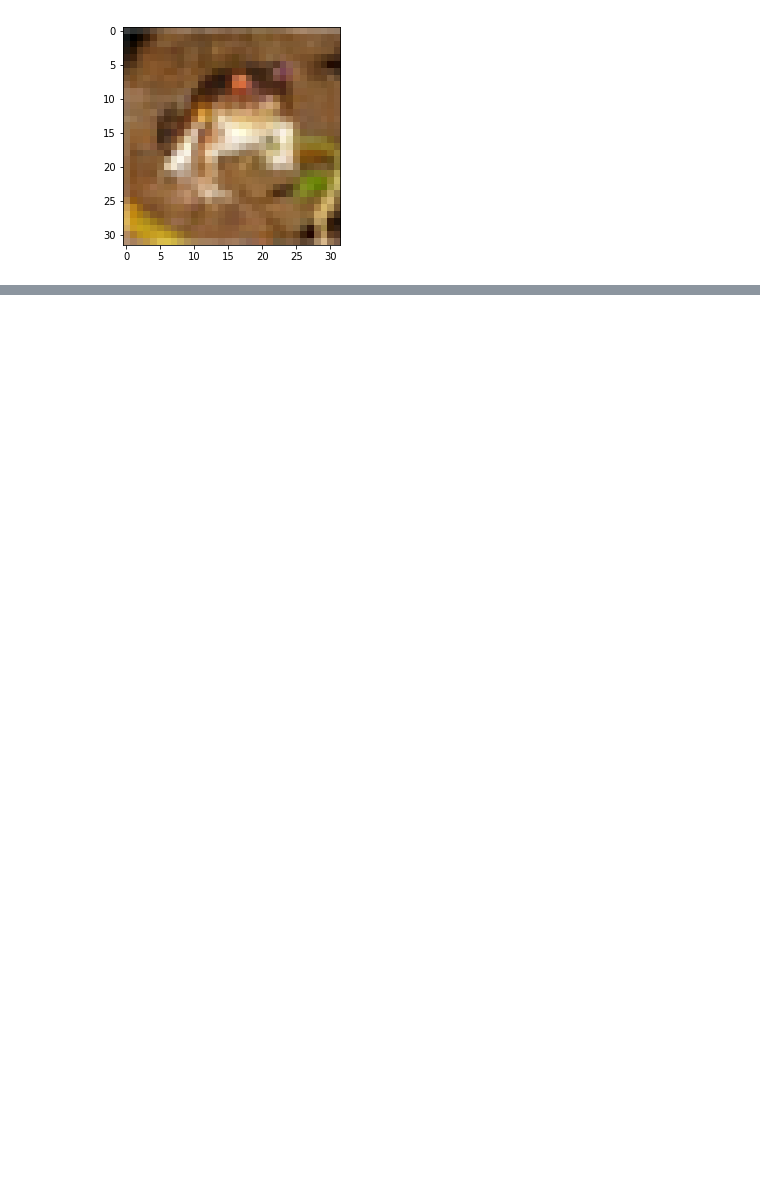
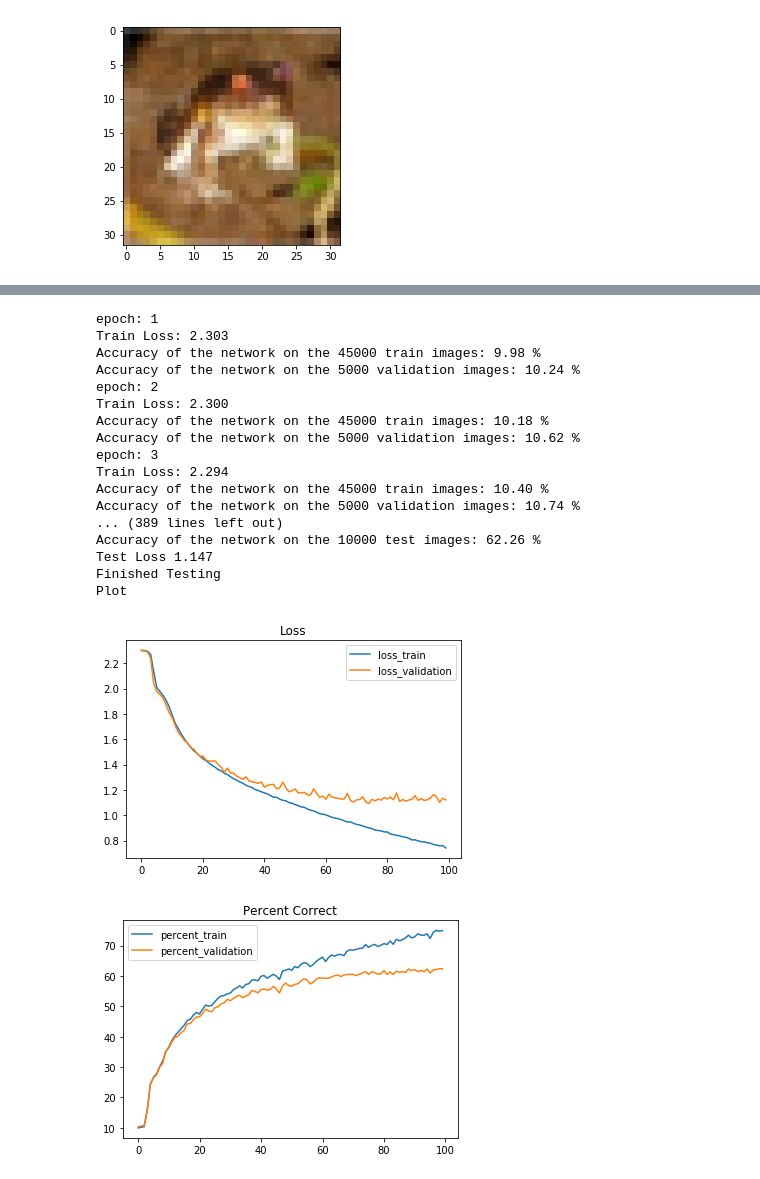
Before and after one commit to Xinyang622/PA3, a Jupyter notebook: Xinyang.ipynb, the cells around one changed output, grey strips where cells are left out. Cells and saved outputs as stored; diff of their text form; code cells hidden in the pictures; blank space fills up the shorter version.

```diff
--- a/Xinyang.ipynb
+++ b/Xinyang.ipynb
@@ -217,0 +414,23 @@ def percent_correct(net, loader):
+# %%
+net = Net()
+train(net, "SGD", epoch=100, learning_rate=0.001)
+# %% [output]
+epoch: 1
+Train Loss: 2.303
+Accuracy of the network on the 45000 train images: 9.98 %
+Accuracy of the network on the 5000 validation images: 10.24 %
+epoch: 2
+Train Loss: 2.300
+Accuracy of the network on the 45000 train images: 10.18 %
+Accuracy of the network on the 5000 validation images: 10.62 %
+epoch: 3
+Train Loss: 2.294
+Accuracy of the network on the 45000 train images: 10.40 %
+Accuracy of the network on the 5000 validation images: 10.74 %
+... (389 lines left out)
+Accuracy of the network on the 10000 test images: 62.26 %
+Test Loss 1.147
+Finished Testing
+Plot
+[figure, added]
+[figure, added]
```
Also changed, not shown: parts of 41 cells of this notebook.
